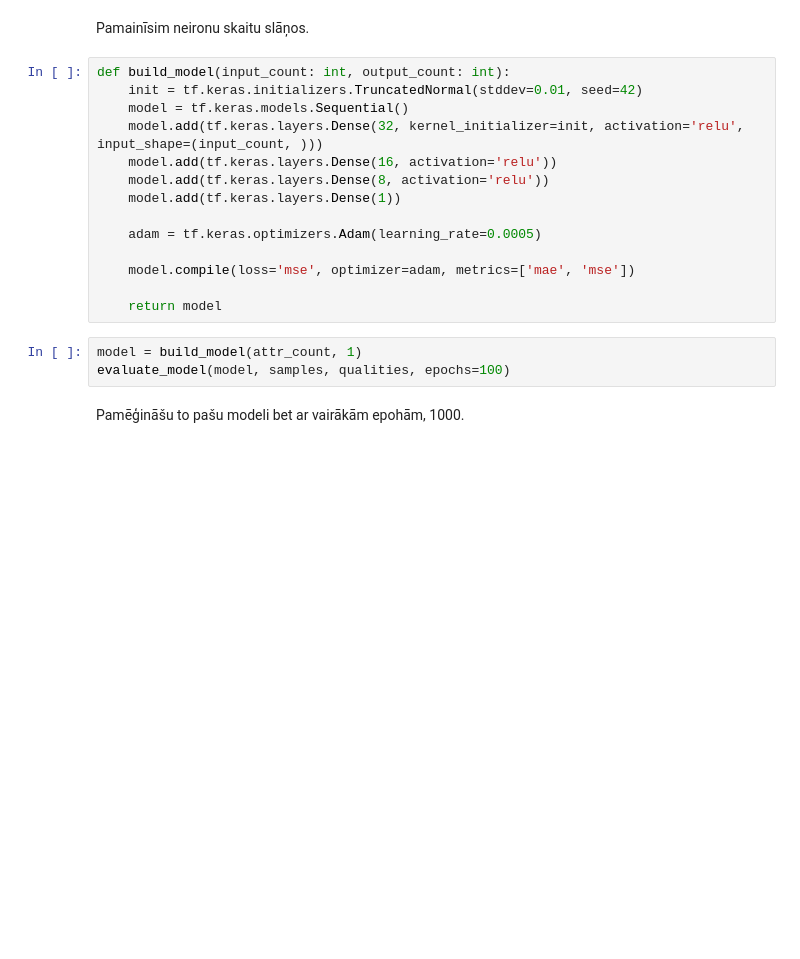
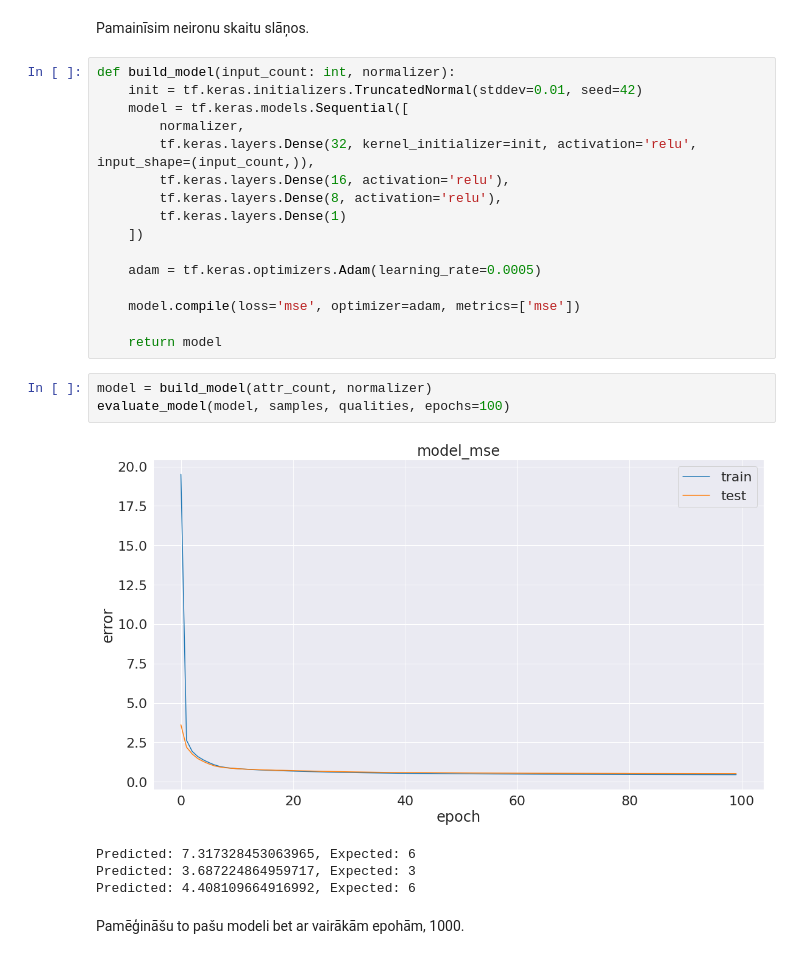
Before and after one commit to kamikaze/rtu-ai, a Jupyter notebook: homework02.ipynb, the cells around one changed output. Drawn from its saved outputs; the diff is of its cells as text; blank space fills up the shorter version.

```diff
--- a/homework02.ipynb
+++ b/homework02.ipynb
@@ -195,22 +307,29 @@ evaluate_model(model, samples, qualities, epochs=100)
 # %% [markdown]
 Pamainīsim neironu skaitu slāņos.
 # %%
-def build_model(input_count: int, output_count: int):
+def build_model(input_count: int, normalizer):
     init = tf.keras.initializers.TruncatedNormal(stddev=0.01, seed=42)
-    model = tf.keras.models.Sequential()
-    model.add(tf.keras.layers.Dense(32, kernel_initializer=init, activation='relu', input_shape=(input_count, )))
-    model.add(tf.keras.layers.Dense(16, activation='relu'))
-    model.add(tf.keras.layers.Dense(8, activation='relu'))
-    model.add(tf.keras.layers.Dense(1))
+    model = tf.keras.models.Sequential([
+        normalizer,
+        tf.keras.layers.Dense(32, kernel_initializer=init, activation='relu', input_shape=(input_count,)),
+        tf.keras.layers.Dense(16, activation='relu'),
+        tf.keras.layers.Dense(8, activation='relu'),
+        tf.keras.layers.Dense(1)
+    ])
 
     adam = tf.keras.optimizers.Adam(learning_rate=0.0005)
 
-    model.compile(loss='mse', optimizer=adam, metrics=['mae', 'mse'])
+    model.compile(loss='mse', optimizer=adam, metrics=['mse'])
 
     return model
 # %%
-model = build_model(attr_count, 1)
+model = build_model(attr_count, normalizer)
 evaluate_model(model, samples, qualities, epochs=100)
+# %% [output]
+[figure, added]
+Predicted: 7.317328453063965, Expected: 6
+Predicted: 3.687224864959717, Expected: 3
+Predicted: 4.408109664916992, Expected: 6
 # %% [markdown]
 Pamēģināšu to pašu modeli bet ar vairākām epohām, 1000.
 # %%
```
Also changed, not shown: parts of 44 cells of this notebook.
